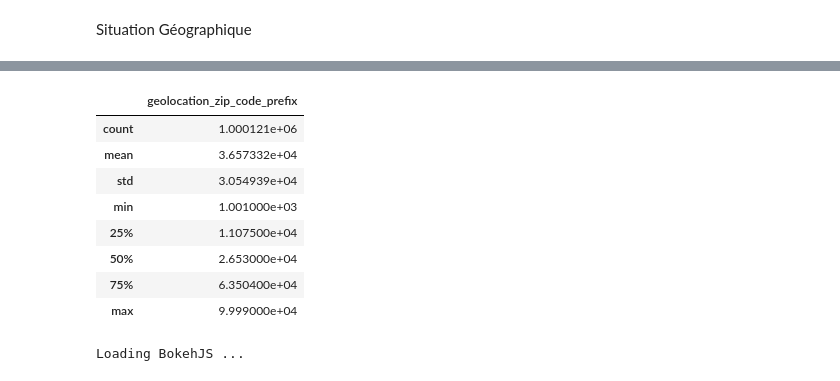
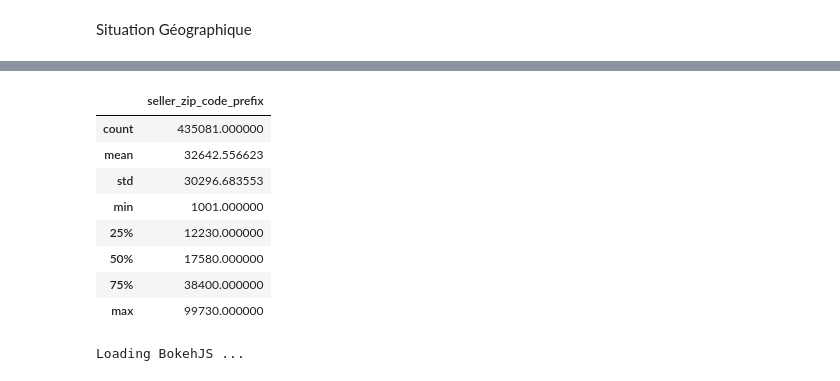
Before and after one commit to Grandpied33/OlistKaggle, a Jupyter notebook: src/Notebooks/OlistDataSeller.ipynb, the cells around one changed output, grey strips where cells are left out. Cells and saved outputs as stored; diff of their text form; code cells hidden in the pictures.

```diff
--- a/src/Notebooks/OlistDataSeller.ipynb
+++ b/src/Notebooks/OlistDataSeller.ipynb
@@ -55,0 +24,3 @@ TypeError: '<' not supported between instances of 'str' and 'int'
+# %%
+df_olist_geolocation['seller_zip_code_prefix'] = df_olist_geolocation['geolocation_zip_code_prefix']
+df_olist_geolocation
@@ -55,0 +41,3 @@ TypeError: '<' not supported between instances of 'str' and 'int'
+# %%
+sellersLocations = df_olist_sellers.merge(df_olist_geolocation)
+sellersLocations
@@ -70,5 +72,6 @@ df_olist_geolocation['geolocation_zip_code_prefix'].value_counts().to_frame().de
 # %%
-geo = pd.read_csv('../../data/olist_geolocation_dataset.csv', dtype={'geolocation_zip_code_prefix': str})
+geo = sellersLocations
+
 # Removing some outliers
 #Brazils most Northern spot is at 5 deg 16′ 27.8″ N latitude.;
 geo = geo[geo.geolocation_lat <= 5.27438888]
@@ -85,31 +88,31 @@ geo['x'] = pd.Series(x)
 geo['y'] = pd.Series(y)
 # %%
 geo.head(3)
-geo['geolocation_zip_code_prefix_1_digits'] = geo['geolocation_zip_code_prefix'].str[0:1]
-geo['geolocation_zip_code_prefix_2_digits'] = geo['geolocation_zip_code_prefix'].str[0:2]
-geo['geolocation_zip_code_prefix_3_digits'] = geo['geolocation_zip_code_prefix'].str[0:3]
-geo['geolocation_zip_code_prefix_4_digits'] = geo['geolocation_zip_code_prefix'].str[0:4]
+geo['geolocation_zip_code_prefix_1_digits'] = geo['seller_zip_code_prefix'].astype(str).str[0:1]
+geo['geolocation_zip_code_prefix_2_digits'] = geo['seller_zip_code_prefix'].astype(str).str[0:2]
+geo['geolocation_zip_code_prefix_3_digits'] = geo['seller_zip_code_prefix'].astype(str).str[0:3]
+geo['geolocation_zip_code_prefix_4_digits'] = geo['seller_zip_code_prefix'].astype(str).str[0:4]
 # %%
 # transforming the prefixes to int for plotting purposes
-geo['geolocation_zip_code_prefix'] = geo['geolocation_zip_code_prefix'].astype(int)
+geo['seller_zip_code_prefix'] = geo['seller_zip_code_prefix'].astype(int)
 geo['geolocation_zip_code_prefix_1_digits'] = geo['geolocation_zip_code_prefix_1_digits'].astype(int)
 geo['geolocation_zip_code_prefix_2_digits'] = geo['geolocation_zip_code_prefix_2_digits'].astype(int)
 geo['geolocation_zip_code_prefix_3_digits'] = geo['geolocation_zip_code_prefix_3_digits'].astype(int)
 geo['geolocation_zip_code_prefix_4_digits'] = geo['geolocation_zip_code_prefix_4_digits'].astype(int)
 
 brazil = geo
-agg_name = 'geolocation_zip_code_prefix'
+agg_name = 'seller_zip_code_prefix'
 brazil[agg_name].describe().to_frame()
 # %% [output]
-|  | geolocation_zip_code_prefix |
-| count | 1.000121e+06 |
-| mean | 3.657332e+04 |
-| std | 3.054939e+04 |
-| min | 1.001000e+03 |
-| 25% | 1.107500e+04 |
-| 50% | 2.653000e+04 |
-| 75% | 6.350400e+04 |
-| max | 9.999000e+04 |
+|  | seller_zip_code_prefix |
+| count | 435081.000000 |
+| mean | 32642.556623 |
+| std | 30296.683553 |
+| min | 1001.000000 |
+| 25% | 12230.000000 |
+| 50% | 17580.000000 |
+| 75% | 38400.000000 |
+| max | 99730.000000 |
 # %%
 # plot wtih holoviews + datashader - bokeh with map background
 import holoviews as hv
```
Also changed, not shown: parts of 9 cells of this notebook, 4 other files.
